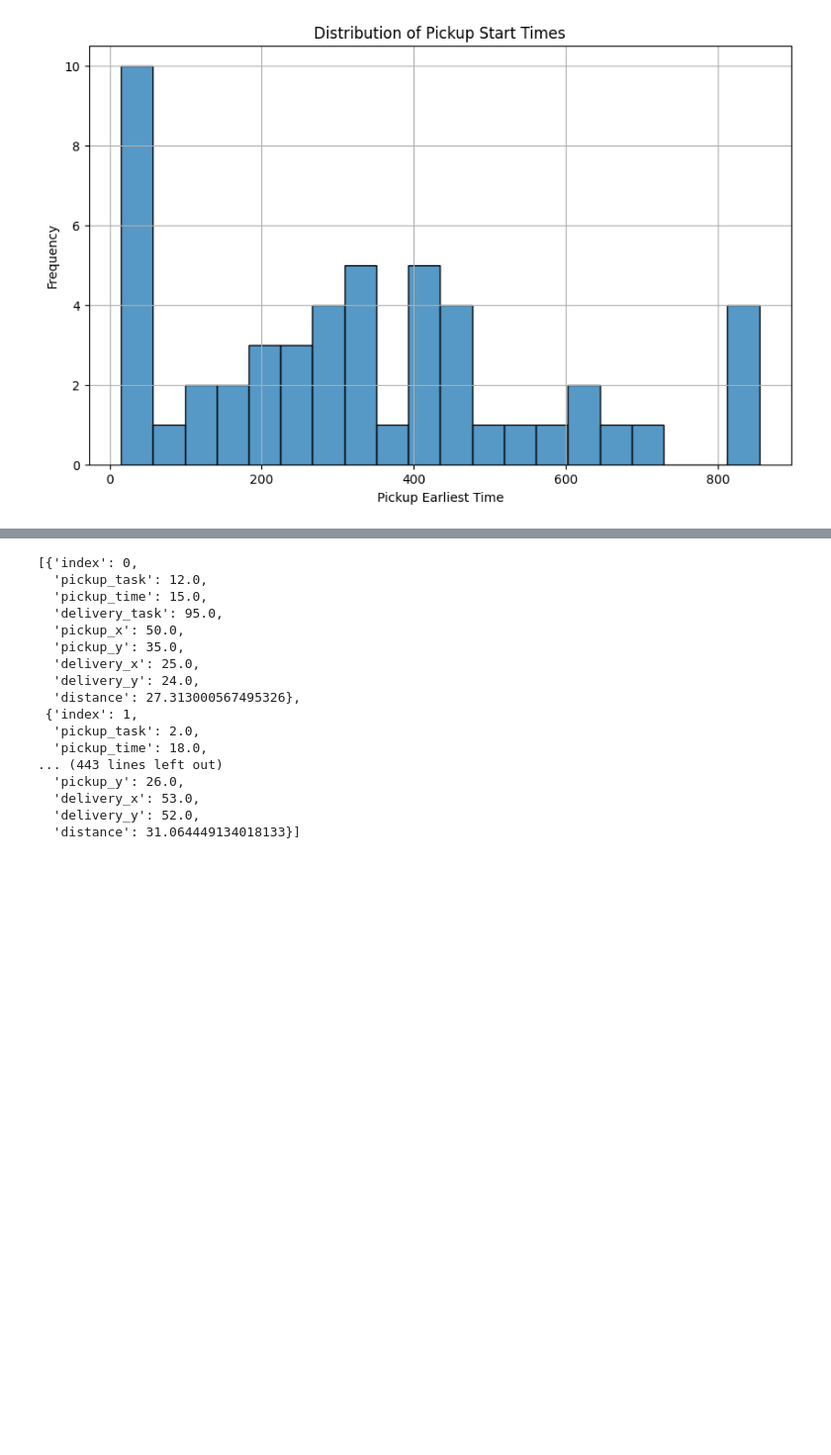
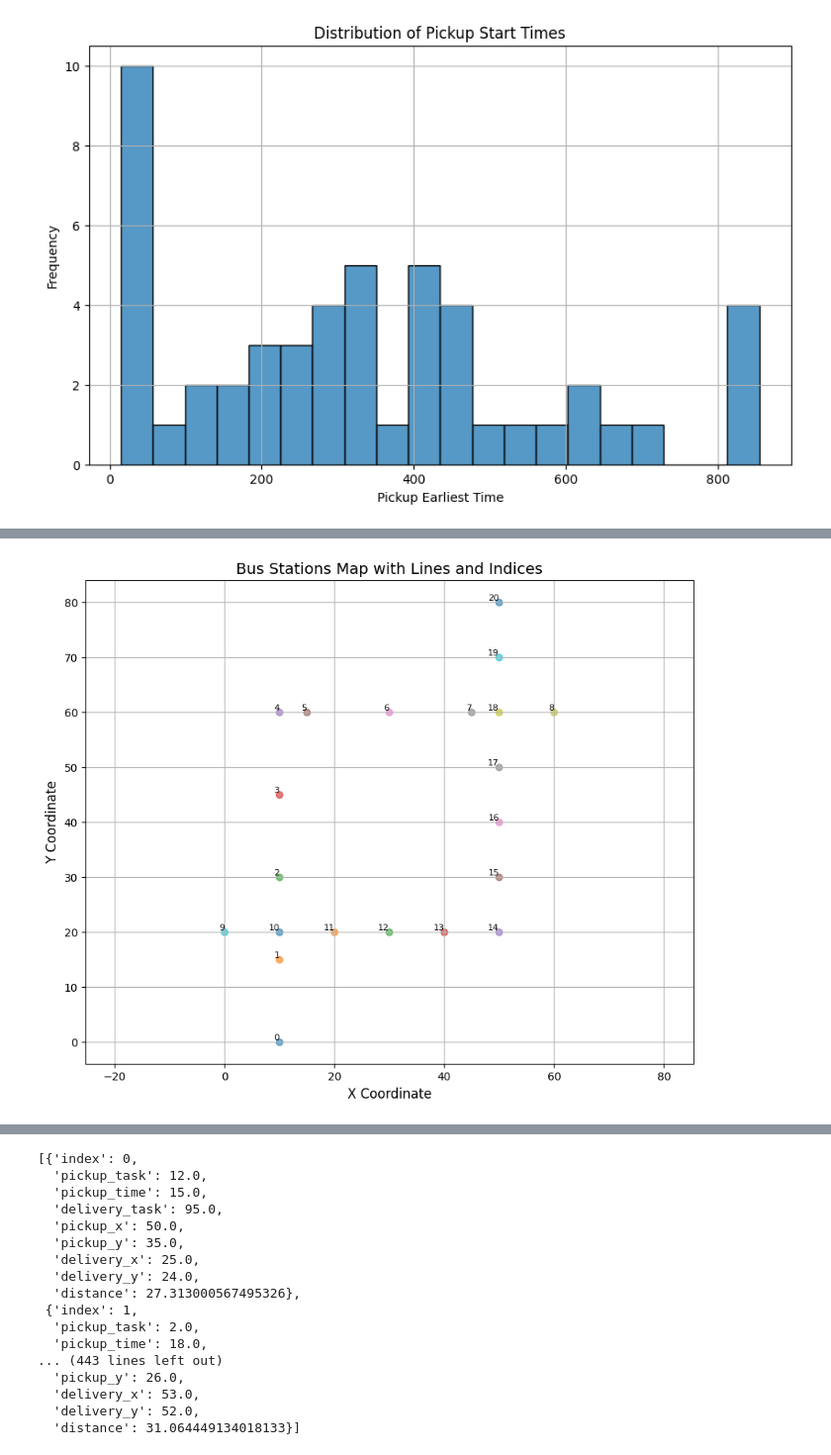
Before and after one commit to Jingren-Tang/drone-delivery, a Jupyter notebook: DA_sample_project_minru_comments_25oct.ipynb, the cells around one changed output, grey strips where cells are left out. Shown at 99% size. Cells and saved outputs as stored; diff of their text form; code cells hidden in the pictures; blank space fills up the shorter version.

```diff
--- a/DA_sample_project_minru_comments_25oct.ipynb
+++ b/DA_sample_project_minru_comments_25oct.ipynb
@@ -383,3 +383,31 @@ bus_stations_df
+# %%
+import pandas as pd
+import matplotlib.pyplot as plt
+
+
+# Ensure columns 'x' and 'y' are of float type
+bus_stations_df['x'] = bus_stations_df['x'].astype(float)
+bus_stations_df['y'] = bus_stations_df['y'].astype(float)
+
+# Plot each bus station, marking its position and labeling with its line and index
+plt.figure(figsize=(10, 8))
+
+# Plot all stations
+for index, row in bus_stations_df.iterrows():
+    plt.scatter(row['x'], row['y'], label=f"{row['line']}" if index == 0 else "", alpha=0.6)
+    plt.text(row['x'], row['y'], f"{index}", fontsize=8, ha='right', va='bottom')
+
+# Adding labels and title
+plt.title("Bus Stations Map with Lines and Indices", fontsize=14)
+plt.xlabel("X Coordinate", fontsize=12)
+plt.ylabel("Y Coordinate", fontsize=12)
+plt.grid(True)
+plt.axis("equal")
+
+# Display the plot
+plt.show()
+# %% [output]
+[figure, added]
 # %%
 import matplotlib.pyplot as plt
 
```
Also changed, not shown: parts of 16 cells of this notebook, 10 other files.
